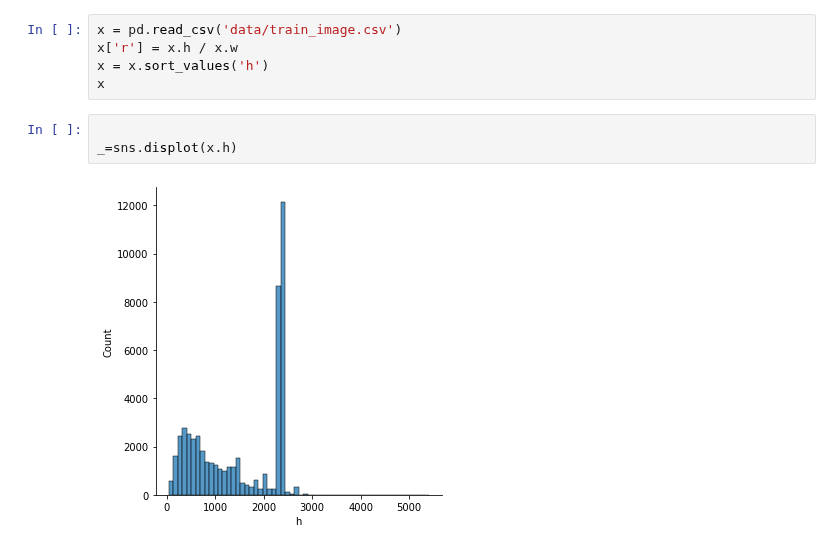
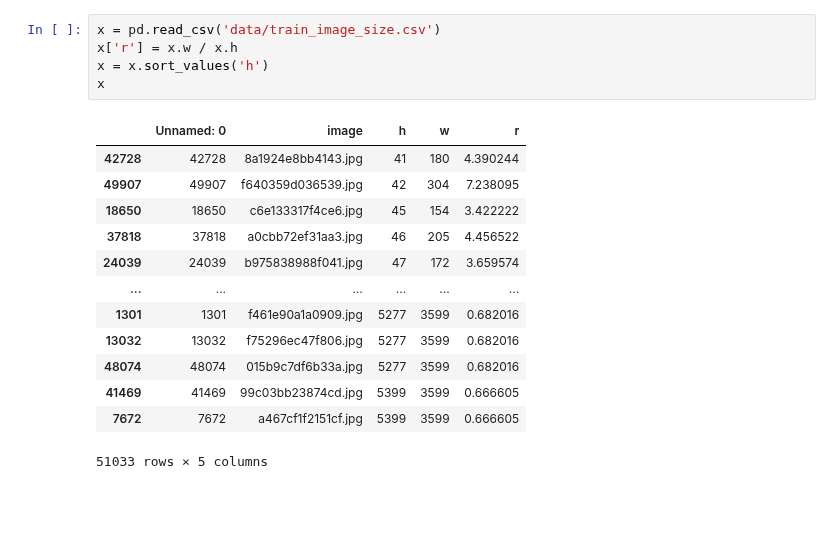
Before and after one commit to ptran1203/whale, a Jupyter notebook: eda.ipynb, the cells around one changed output. Saved outputs shown, nothing was run; the diff lists cells and outputs as text; blank space fills up the shorter version.

```diff
--- a/eda.ipynb
+++ b/eda.ipynb
@@ -40,10 +35,19 @@ array(['cadddb1636b9', '4790ec346170', 'bc14b5054353', ...,
 # %%
-x = pd.read_csv('data/train_image.csv')
-x['r'] = x.h / x.w
+x = pd.read_csv('data/train_image_size.csv')
+x['r'] = x.w / x.h
 x = x.sort_values('h')
 x
+# %% [output]
+|  | Unnamed: 0 | image | h | w | r |
+| 42728 | 42728 | 8a1924e8bb4143.jpg | 41 | 180 | 4.390244 |
+| 49907 | 49907 | f640359d036539.jpg | 42 | 304 | 7.238095 |
+| 18650 | 18650 | c6e133317f4ce6.jpg | 45 | 154 | 3.422222 |
+| 37818 | 37818 | a0cbb72ef31aa3.jpg | 46 | 205 | 4.456522 |
+| 24039 | 24039 | b975838988f041.jpg | 47 | 172 | 3.659574 |
+| ... | ... | ... | ... | ... | ... |
+| 1301 | 1301 | f461e90a1a0909.jpg | 5277 | 3599 | 0.682016 |
+| 13032 | 13032 | f75296ec47f806.jpg | 5277 | 3599 | 0.682016 |
+| 48074 | 48074 | 015b9c7df6b33a.jpg | 5277 | 3599 | 0.682016 |
+| 41469 | 41469 | 99c03bb23874cd.jpg | 5399 | 3599 | 0.666605 |
+| 7672 | 7672 | a467cf1f2151cf.jpg | 5399 | 3599 | 0.666605 |
+51033 rows × 5 columns
-# %%
-
-_=sns.displot(x.h)
-# %% [output]
-[figure, removed]
```
Also changed, not shown: parts of 8 cells of this notebook, 1 other file.
